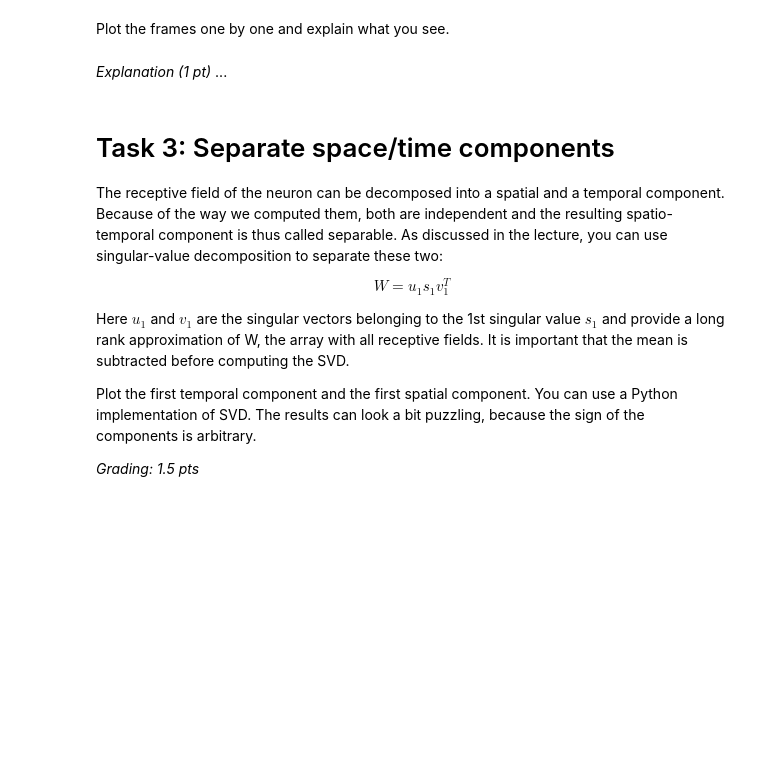
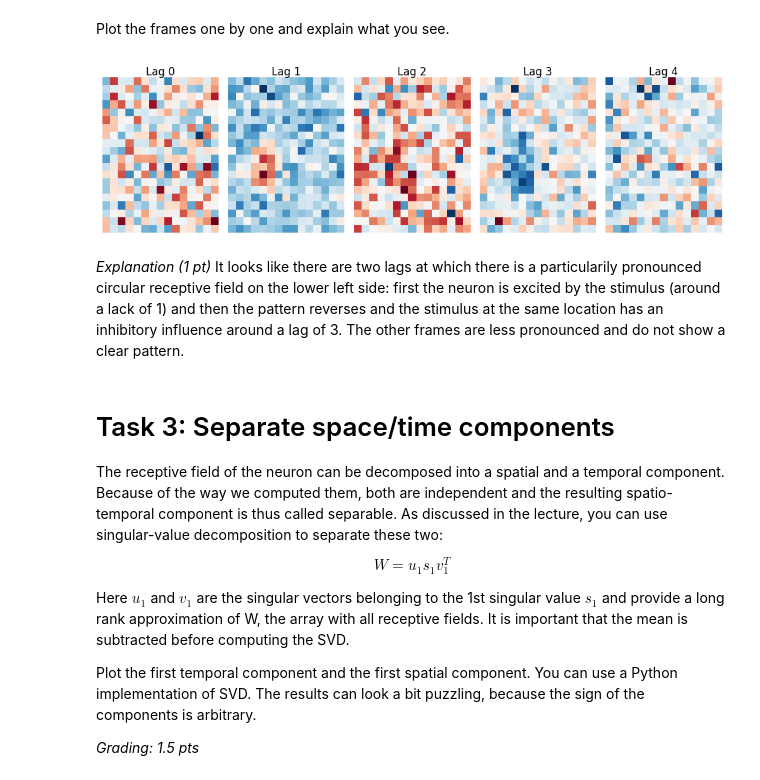
Before and after one commit to JuliusGrote/NDS_2025, a Jupyter notebook: notebooks/CodingLab5.ipynb, the cells around one changed output. Saved outputs shown, nothing was run; the diff lists cells and outputs as text; code cells hidden in the pictures; blank space fills up the shorter version.

Commit message:
Task 2 + Task 3 with suspicious results (will beautify plots tomorrow)

```diff
--- a/notebooks/CodingLab5.ipynb
+++ b/notebooks/CodingLab5.ipynb
@@ -430,2 +428,16 @@ Create vector of spike counts
+# %%
+# ------------------------------------------
+# Bin the spike counts at the same temporal
+# resolution as the stimulus (0.5 pts)
+# ------------------------------------------
+
+# histogram function:
+# spike_counts[0] = spikes in trigger[0] to trigger[1]
+# spike_counts[-1] = spikes in trigger[-2] to trigger[-1]
+# so there is one more trigger entry than stimulus frame and spike count entry
+spike_counts, _ = np.histogram(t, bins=trigger)
+assert (
+    len(spike_counts) == len(trigger) - 1 and len(spike_counts) == s.shape[1]
+), "mismatch in number of bins"
 # %% [markdown]
 Fit receptive field for each frame separately
@@ -447,12 +506,21 @@ Plot the frames one by one and explain what you see.
 # %%
 # --------------------------------------------
 # Plot all 5 frames of the fitted RFs (1 pt)
 # --------------------------------------------
 
 fig, ax = plt.subplot_mosaic(mosaic=[delta], figsize=(10, 4), constrained_layout=True)
+for i, lag in enumerate(delta):
+    rf = w_hat[:, i].reshape(20, 15)
+    ax[i].imshow(rf, cmap="RdBu_r")
+    ax[i].set_title(f"Lag {lag}")
+    ax[i].axis("off")
+plt.tight_layout()
+plt.show()
+# %% [output]
+[figure, added]
-# %% [markdown]
-_Explanation (1 pt)_
-...
+# %% [markdown]
+_Explanation (1 pt)_
+It looks like there are two lags at which there is a particularily pronounced circular receptive field on the lower left side: first the neuron is excited by the stimulus (around a lack of 1) and then the pattern reverses and the stimulus at the same location has an inhibitory influence around a lag of 3. The other frames are less pronounced and do not show a clear pattern.
 # %% [markdown]
 # Task 3: Separate space/time components
 
```
Also changed, not shown: parts of 9 cells of this notebook.
